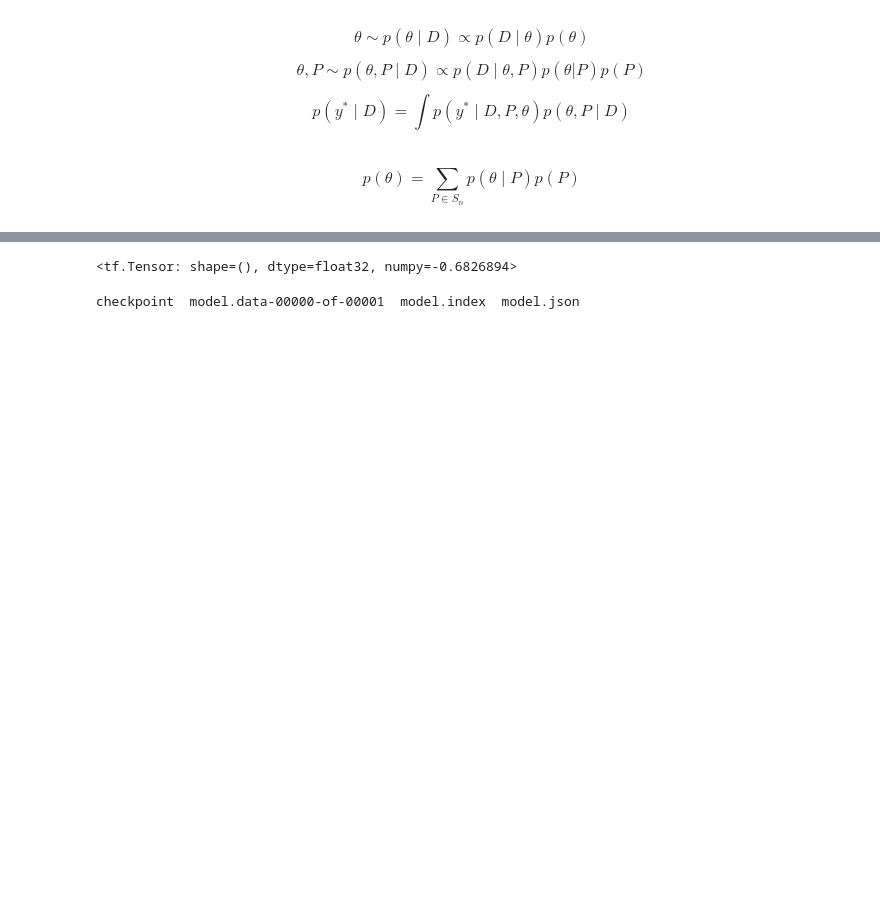
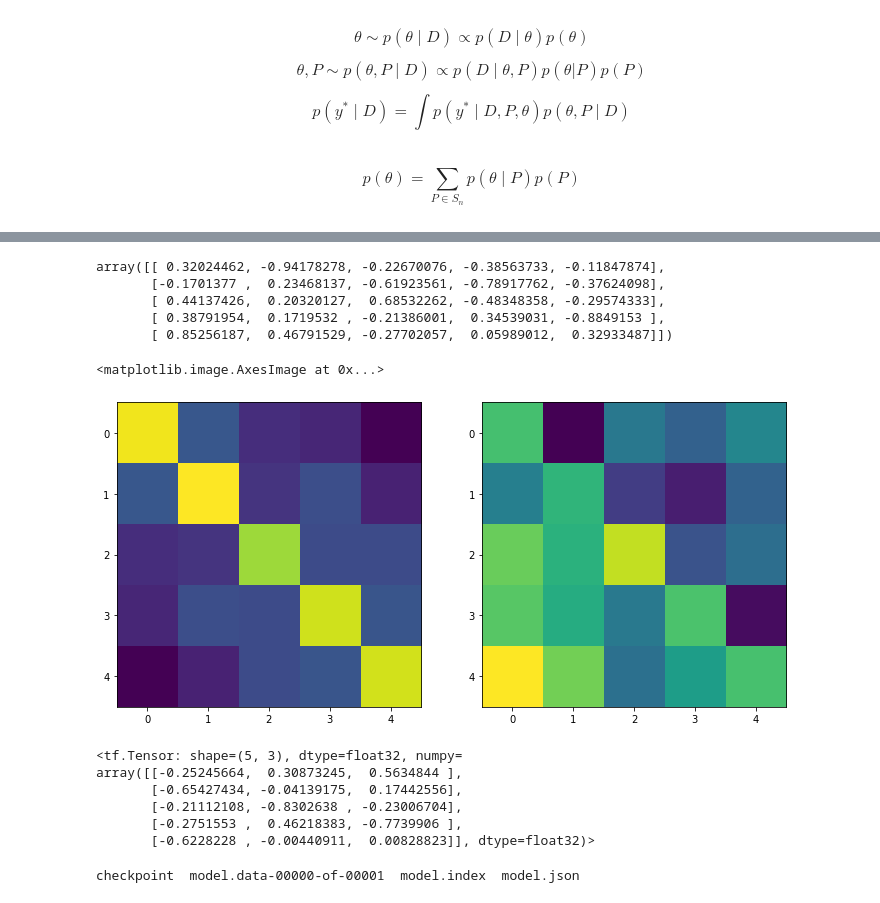
Before and after one commit to gncs/boa, a Jupyter notebook: notebooks/scratch.ipynb, the cells around one changed output, grey strips where cells are left out. Saved outputs shown, nothing was run; the diff lists cells and outputs as text; code cells hidden in the pictures; blank space fills up the shorter version.

```diff
--- a/notebooks/scratch.ipynb
+++ b/notebooks/scratch.ipynb
@@ -42,10 +42,3 @@ from not_tf_opt import BoundedVariable, AbstractVariable
 import seaborn as sns
 
 save_dir = "../plots/notebook_plots/scratch/"
-# %%
-ds = tf.data.Dataset.from_tensor_slices(["haha", "baba"])
-
-ds = ds.map(lambda x: tf.py_function(lambda s: s.numpy().upper(), [x], tf.string))
-
-for i in ds:
-    print(i)
@@ -86,0 +89,31 @@ $$
+# %%
+def mat_exp(mat, iters=1):
+    n = 1.
+    exp = np.eye(mat.shape[0])
+    mat_pow = mat
+
+    for i in range(1, iters + 1):
+        n *= iters
+        exp += mat_pow / n
+
+        mat_pow = mat.dot(mat)
+
+    return exp
+# %%
+orth = mat_exp(skew_symm, iters=20)
+orth
+# %% [output]
+array([[ 0.32024462, -0.94178278, -0.22670076, -0.38563733, -0.11847874],
+       [-0.1701377 ,  0.23468137, -0.61923561, -0.78917762, -0.37624098],
+       [ 0.44137426,  0.20320127,  0.68532262, -0.48348358, -0.29574333],
+       [ 0.38791954,  0.1719532 , -0.21386001,  0.34539031, -0.8849153 ],
+       [ 0.85256187,  0.46791529, -0.27702057,  0.05989012,  0.32933487]])
+# %%
+plt.figure(figsize=(12, 6))
+plt.subplot(121)
+plt.imshow(orth.dot(orth.T))
+plt.subplot(122)
+plt.imshow(orth)
+# %% [output]
+<matplotlib.image.AxesImage at 0x...>
+[figure, added]
@@ -87,15 +125,15 @@ $$
+# %%
+v
+# %% [output]
+<tf.Tensor: shape=(5, 3), dtype=float32, numpy=
+array([[-0.25245664,  0.30873245,  0.5634844 ],
+       [-0.65427434, -0.04139175,  0.17442556],
+       [-0.21112108, -0.8302638 , -0.23006704],
+       [-0.2751553 ,  0.46218383, -0.7739906 ],
+       [-0.6228228 , -0.00440911,  0.00828823]], dtype=float32)>
 # %%
 # Set CPU as available physical device
 tf.config.experimental.set_visible_devices([], 'GPU')
-# %%
-stdnorm = tfd.Normal(loc=0., scale=1.)
-
-alpha = 1.
-m = 1
-
-(1 - 2 * stdnorm.cdf(alpha)) ** m
-# %% [output]
-<tf.Tensor: shape=(), dtype=float32, numpy=-0.6826894>
 # %%
 !ls ../models/fft/pred/20200327-145432/size_50/model_4
 # %% [output]
```
Also changed, not shown: parts of 14 cells of this notebook, 33 other files.
